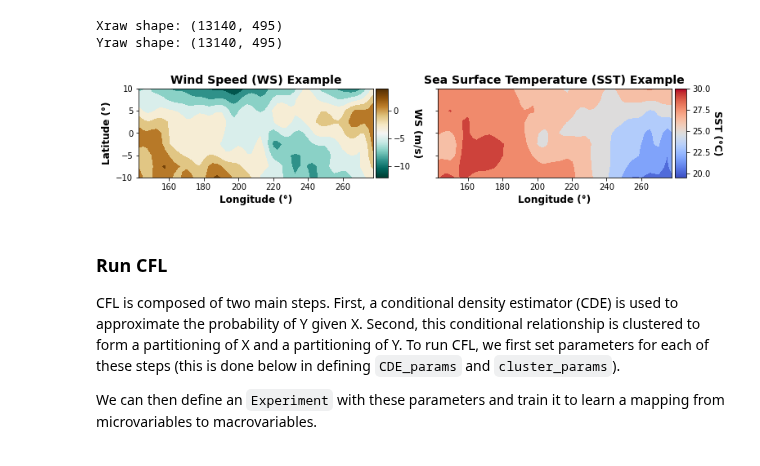
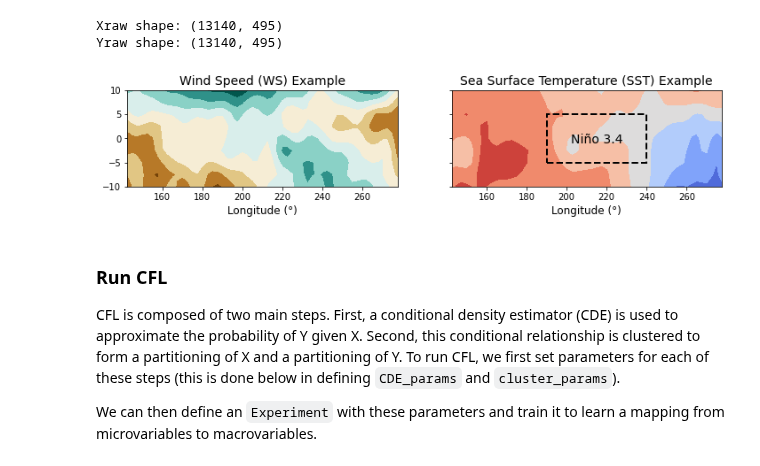
Before and after one commit to eberharf/cfl, a Jupyter notebook: docs/source/examples/el_nino_example.ipynb, the cells around one changed output. Cells and saved outputs as stored; diff of their text form; code cells hidden in the pictures.

```diff
--- a/docs/source/examples/el_nino_example.ipynb
+++ b/docs/source/examples/el_nino_example.ipynb
@@ -35,37 +35,46 @@ Yraw shape: (13140, 495)
 # %%
 # pacific map plotting helper function
 from matplotlib.cm import ScalarMappable
+import matplotlib.patches as patches
 
 def plot_contour_map(data, ax, imshape, title, cmap, cmap_label, vmin=None,
-                     vmax=None, xlabel='Longitude (°)', ylabel='Latitude (°)'):
+                     vmax=None, xlabel='Longitude (°)', ylabel='Latitude (°)',
+                     rect=False):
+    # create a rectangle
+    if rect:
+        rect = patches.Rectangle((190, -5), 50, 10, linewidth=2, edgecolor='black',
+                                facecolor='none', linestyle='--')
+        ax.add_patch(rect)
     im = ax.contourf(coords['x'].ravel(), coords['y'].ravel(),
                      data.reshape(imshape).T, cmap=cmap, vmin=vmin, vmax=vmax)
-    ax.set_title(title, fontweight='bold', fontsize=14)
-    ax.set_xlabel(xlabel, fontweight='bold', fontsize=12)
-    ax.set_ylabel(ylabel, fontweight='bold', fontsize=12)
-    cax = make_axes_locatable(ax).append_axes('right', size='5%', pad=0.05)
+    ax.set_title(title,  fontsize=14)
+    ax.set_xlabel(xlabel, fontsize=12)
+    # ax.set_ylabel(ylabel, fontsize=12, fontweight='bold', rotation=0, labelpad=25, loc='bottom')
+    # cax = make_axes_locatable(ax).append_axes('right', size='5%', pad=0.05)
     if vmin is None:
         vmin = np.min(data)
     if vmax is None:
         vmax = np.max(data)
-    cb = fig.colorbar(ScalarMappable(norm=im.norm, cmap=im.cmap), cax=cax,
-                                     orientation='vertical')
-    cb.set_label(label=cmap_label, fontweight='bold', rotation=-90, fontsize=12,
-                 labelpad=15)
+    # cb = fig.colorbar(ScalarMappable(norm=im.norm, cmap=im.cmap), cax=cax,
+    #                                  orientation='vertical')
+    # cb.set_label(label=cmap_label, rotation=-90, fontsize=12,
+    #              labelpad=15)
+    return im
 # %%
 # plot an example WS and SST image pair
 fig,ax = plt.subplots(1, 2, figsize=(12,2), sharex=True, sharey=True)
 plot_contour_map(data=Xraw[0], ax=ax[0], imshape=IMSHAPE,
                  title='Wind Speed (WS) Example', cmap=WS_CMAP,
-                 cmap_label='WS (m/s)')
+                 cmap_label='WS (m/s)', rect=False)
 plot_contour_map(data=Yraw[0], ax=ax[1], imshape=IMSHAPE,
                  title='Sea Surface Temperature (SST) Example', cmap=SST_CMAP,
                  cmap_label='SST (°C)',
-                 ylabel='')
+                 ylabel='', rect=True)
+ax[1].text(202, -1, "Niño 3.4", fontsize=14)
 plt.savefig(os.path.join(FIG_PATH, 'sample_ws_sst'))
 plt.show()
 # %% [output]
-[figure, old version]
+[figure, new version]
 # %%
 # standardize data
 X = StandardScaler().fit_transform(Xraw)
```
Also changed, not shown: parts of 3 cells of this notebook, 8 other files.
